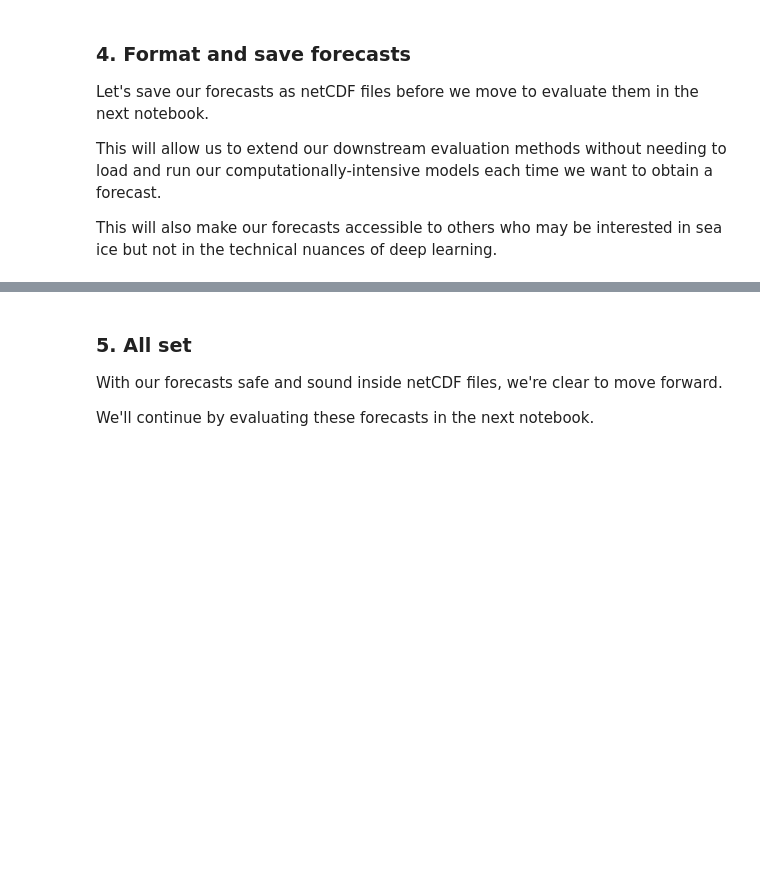
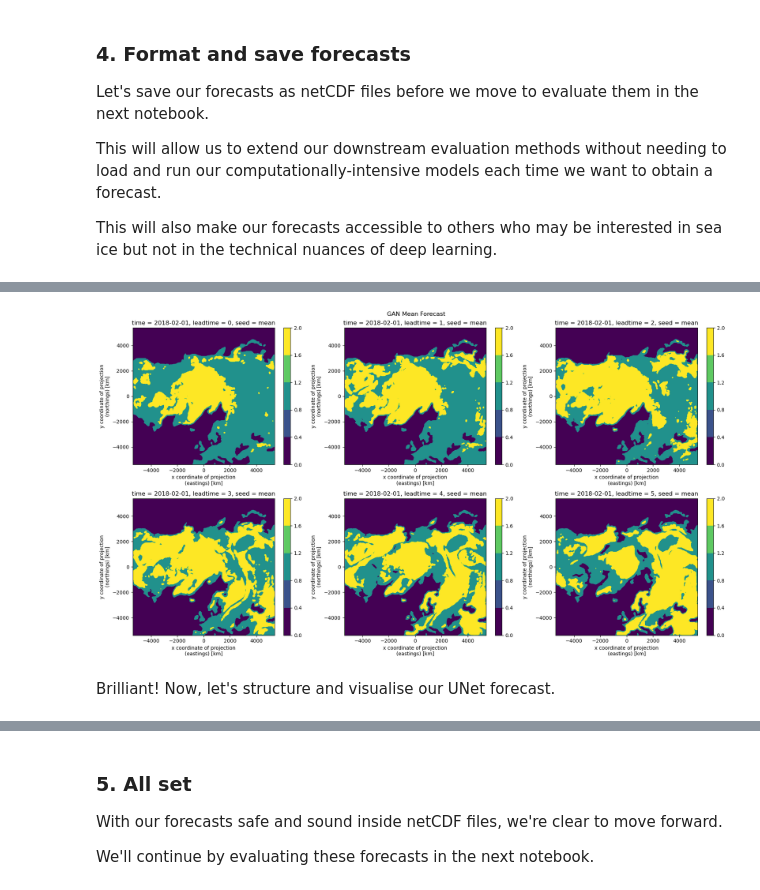
Before and after one commit to ampersandmcd/icenet-gan, a Jupyter notebook: notebooks/4_forecast.ipynb, the cells around one changed output, grey strips where cells are left out. Saved outputs shown, nothing was run; the diff lists cells and outputs as text; code cells hidden in the pictures; blank space fills up the shorter version.

Commit message:
implement forecast notebook and debug

```diff
--- a/notebooks/4_forecast.ipynb
+++ b/notebooks/4_forecast.ipynb
@@ -258,0 +280,4 @@ y_hat_gan.shape
+# %%
+# compute the mean of gan ensemble forecast
+y_hat_gan_mean = np.mean(y_hat_gan, axis=0, keepdims=True)
+y_hat_gan_mean.shape
@@ -258,0 +286,4 @@ y_hat_gan.shape
+# %%
+# append mean to end of ensemble for quick downstream access
+y_hat_gan_with_mean = np.concatenate([y_hat_gan, y_hat_gan_mean])
+y_hat_gan_with_mean.shape
@@ -285,3 +367,7 @@ Let's save our forecasts as netCDF files before we move to evaluate them in the
 This will allow us to extend our downstream evaluation methods without needing to load and run our computationally-intensive models each time we want to obtain a forecast.
 
 This will also make our forecasts accessible to others who may be interested in sea ice but not in the technical nuances of deep learning.
+# %%
+# open true sic file for spatial information and reference of what file should look like
+true_sic_da = xr.open_dataarray(f"{src.config.obs_data_folder}/siconca_EASE.nc")
+true_sic_da
@@ -287,0 +395,17 @@ This will also make our forecasts accessible to others who may be interested in
+# %%
+# build probabilistic file for gan forecasts
+coords = {
+    "time": test_dataset.obs_forecast_IDs,
+    "yc": true_sic_da.coords["yc"],
+    "xc": true_sic_da.coords["xc"],
+    "lon": true_sic_da.isel(time=0).coords["lon"],
+    "lat": true_sic_da.isel(time=0).coords["lat"],
+    "leadtime": list(range(test_dataset.config["n_forecast_months"])),
+}
+
+dims = ("seed", "time", "yc", "xc", "leadtime", "ice_class")
+coords["seed"] = list(range(src.config.n_ensemble_members)) + ["mean"]
+coords["ice_class"] = ["no_ice", "marginal_ice", "full_ice"]
+
+gan_forecast = xr.DataArray(data=y_hat_gan_with_mean.swapaxes(-1, -2), coords=coords, dims=dims)  # swap lead/class dims
+gan_forecast
@@ -287,0 +430,13 @@ This will also make our forecasts accessible to others who may be interested in
+# %%
+fig, ax = plt.subplots(2, 3, figsize=(18, 10))
+ax = ax.ravel()
+for i in range(6):
+    # get mean forecast at end (-1) of seed dimension
+    xr.plot.contourf(gan_forecast.isel(seed=-1, time=0, leadtime=i).argmax(dim="ice_class"), ax=ax[i])
+plt.suptitle("GAN Mean Forecast")
+plt.tight_layout()
+plt.show()
+# %% [output]
+[figure, added]
+# %% [markdown]
+Brilliant! Now, let's structure and visualise our UNet forecast.
```
Also changed, not shown: parts of 27 cells of this notebook, 4 other files.
